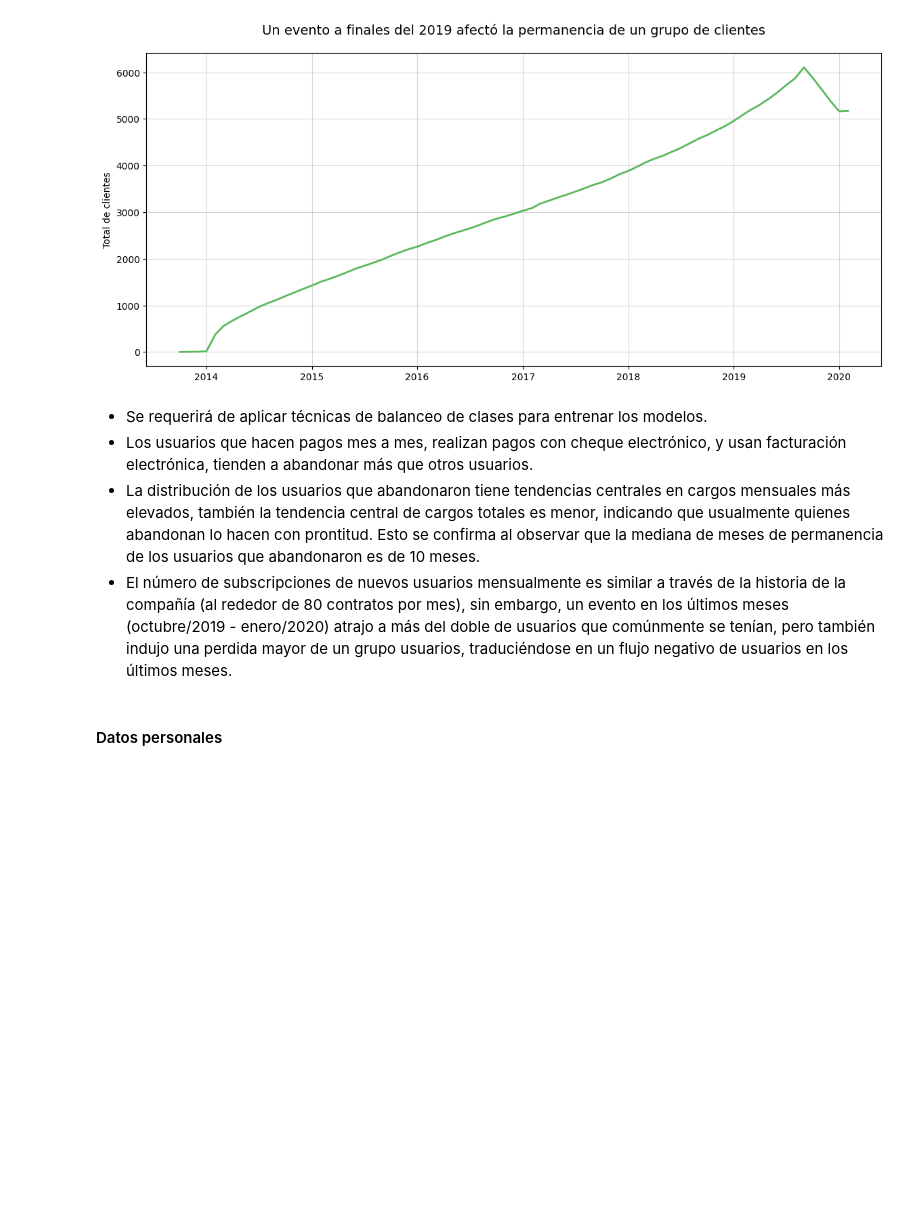
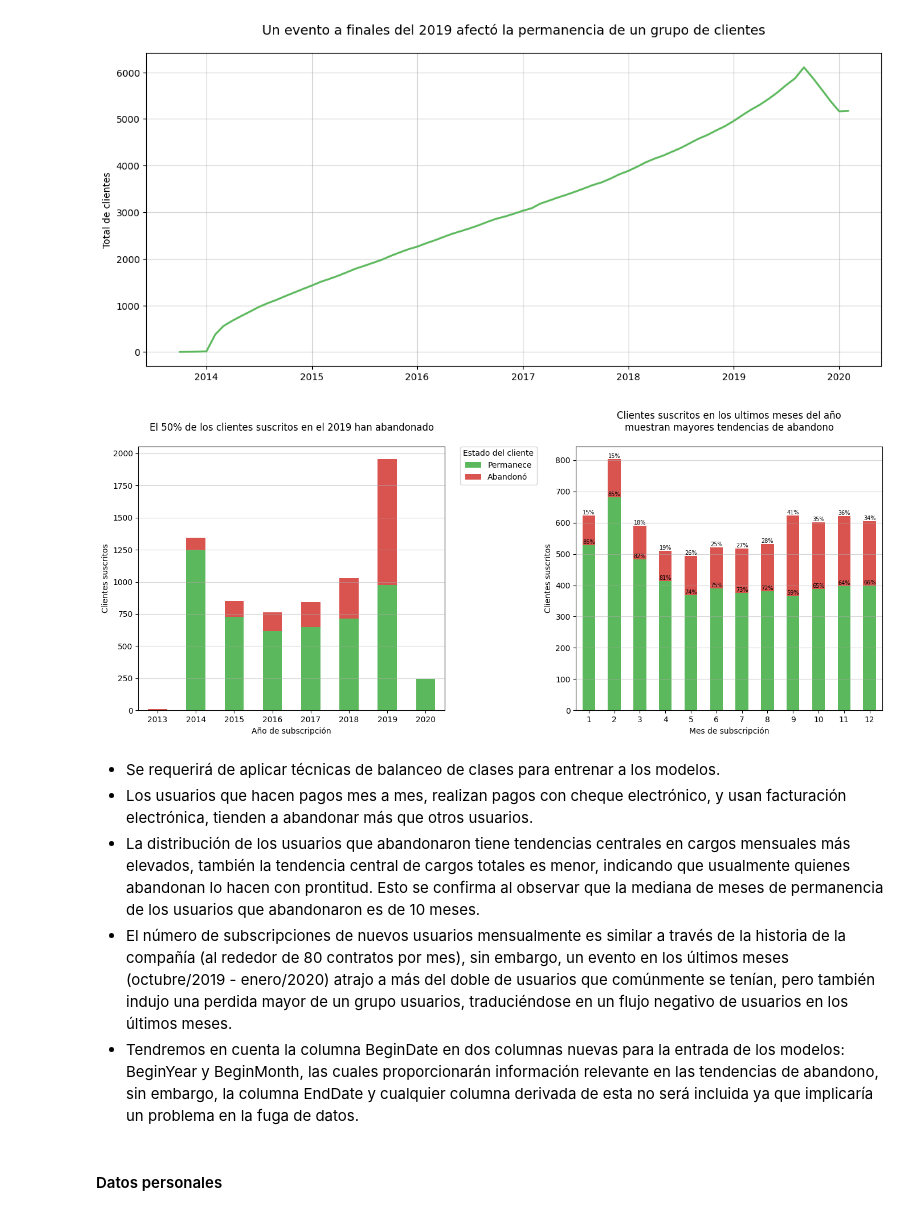
Before and after one commit to AndresCalvete-DataScientist/interconnect-customer-churn-prediction, a Jupyter notebook: notebooks/eda.ipynb, the cells around one changed output. Cells and saved outputs as stored; diff of their text form; code cells hidden in the pictures; blank space fills up the shorter version.

```diff
--- a/notebooks/eda.ipynb
+++ b/notebooks/eda.ipynb
@@ -622,11 +626,57 @@ axes.grid(axis='both', alpha=0.5)
 plt.show()
 # %% [output]
 [figure]
+# %%
+# Extraemos el año y mes de la fecha de subscripción
+df_contract['BeginYear'] = [x.year for x in df_contract['BeginDate']]
+df_contract['BeginMonth'] = [x.month for x in df_contract['BeginDate']]
+
+# Agrupar datos por año y mes de subscripción y churn, y organizarlos
+year_vs_churn = df_contract.groupby('BeginYear')['IsChurn'].value_counts().unstack()
+month_vs_churn = df_contract.groupby('BeginMonth')['IsChurn'].value_counts().unstack()
+month_vs_churn_percentage = df_contract.groupby('BeginMonth')['IsChurn'].value_counts(normalize=True).unstack().round(2)
+
+fig, axes = plt.subplots(1, 2, figsize=(14, 6))
+
+# Visualización de la distribución de la variable BeginYear en funcion del abandono
+year_vs_churn.plot(kind='bar', stacked=True, color=custom_colors, ax=axes[0], rot=0)
+
+# Etiquetas y título
+axes[0].set_xlabel('Año de subscripción')
+axes[0].set_ylabel('Clientes suscritos')
+axes[0].set_title('El 50% de los clientes suscritos en el 2019 han abandonado', pad=20)
+axes[0].legend(
+    title='Estado del cliente',
+    labels=['Permanece', 'Abandonó'],
+    bbox_to_anchor=(1.05, 1),
+    loc='upper left',
+    borderaxespad=0.
+)
+axes[0].grid(axis='y', alpha=0.5)
+
+# Visualización de la distribución de la variable BeginMonth en funcion del abandono
+month_vs_churn.plot(kind='bar', stacked=True, color=custom_colors, ax=axes[1], rot=0, legend=False)
+
+# Etiquetas y título
+for i, array in enumerate(month_vs_churn.values):
+    for j, value in enumerate(array):
+        axes[1].text(i, np.cumsum(array)[j], f'{100*month_vs_churn_percentage.values[i, j]:.0f}%', ha='center', va='bottom', fontsize=7)
+
+axes[1].set_xlabel('Mes de subscripción')
+axes[1].set_ylabel('Clientes suscritos')
+axes[1].set_title('Clientes suscritos en los ultimos meses del año\nmuestran mayores tendencias de abandono', pad=20)
+axes[1].grid(axis='y', alpha=0.5)
+
+plt.tight_layout()
+plt.show()
+# %% [output]
+[figure, added]
 # %% [markdown]
-- Se requerirá de aplicar técnicas de balanceo de clases para entrenar los modelos.
+- Se requerirá de aplicar técnicas de balanceo de clases para entrenar a los modelos.
 - Los usuarios que hacen pagos mes a mes, realizan pagos con cheque electrónico, y usan facturación electrónica, tienden a abandonar más que otros usuarios.
 - La distribución de los usuarios que abandonaron tiene tendencias centrales en cargos mensuales más elevados, también la tendencia central de cargos totales es menor, indicando que usualmente quienes abandonan lo hacen con prontitud. Esto se confirma al observar que la mediana de meses de permanencia de los usuarios que abandonaron es de 10 meses.
 - El número de subscripciones de nuevos usuarios mensualmente es similar a través de la historia de la compañía (al rededor de 80 contratos por mes), sin embargo, un evento en los últimos meses (octubre/2019 - enero/2020) atrajo a más del doble de usuarios que comúnmente se tenían, pero también indujo una perdida mayor de un grupo usuarios, traduciéndose en un flujo negativo de usuarios en los últimos meses.
+- Tendremos en cuenta la columna BeginDate en dos columnas nuevas para la entrada de los modelos: BeginYear y BeginMonth, las cuales proporcionarán información relevante en las tendencias de abandono, sin embargo, la columna EndDate y cualquier columna derivada de esta no será incluida ya que implicaría un problema en la fuga de datos.
 # %% [markdown]
 #### Datos personales
 # %%
```
Also changed, not shown: parts of 14 cells of this notebook.
